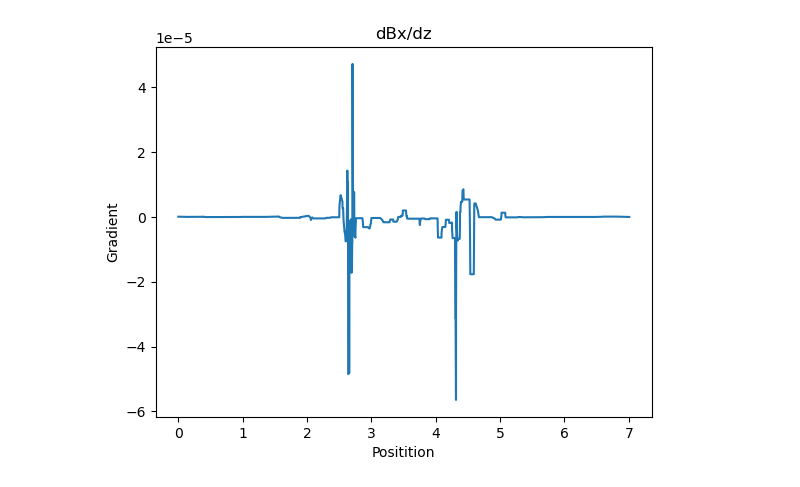
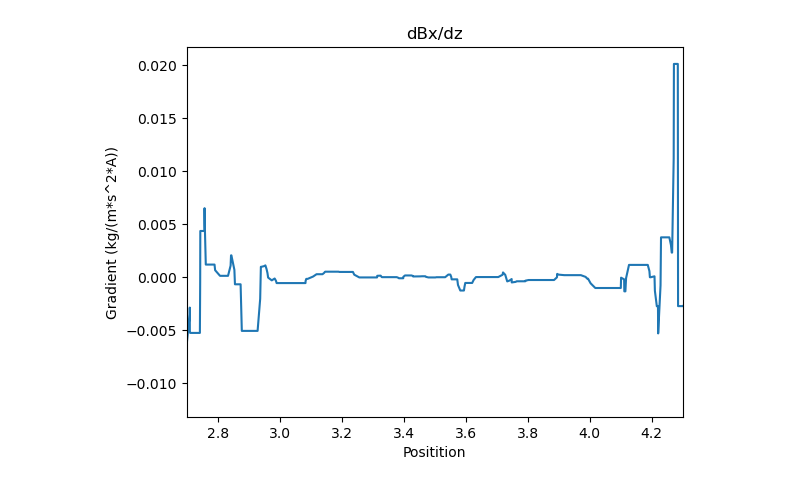
Before and after one commit to jlfox10/Ph78, a Jupyter notebook: Untitled.ipynb, the cells around one changed output. Cells and saved outputs as stored; diff of their text form; code cells hidden in the pictures.

```diff
--- a/Untitled.ipynb
+++ b/Untitled.ipynb
@@ -125,22 +129,23 @@ plt.show()
 # %%
 x = []
 y = []
 
-with open('dxdz.csv', 'r') as file:
+with open('bxbz.csv', 'r') as file:
     csv_reader = csv.reader(file)
     plots = csv.reader(file, delimiter = ',')
     for _ in range(8):  # Skip first 3 rows
         next(csv_reader)
 
     for row in plots:
         x.append(float(row[0]))
         y.append(float(row[1]))
 
 
 plt.plot(x, y)
+plt.xlim([2.7, 4.3])
 plt.title('dBx/dz')
 plt.xlabel('Positition')
-plt.ylabel('Gradient')
+plt.ylabel('Gradient (kg/(m*s^2*A))')
 plt.show()
 # %% [output]
-[figure, old version]
+[figure, new version]
```
Also changed, not shown: parts of 5 cells of this notebook.
